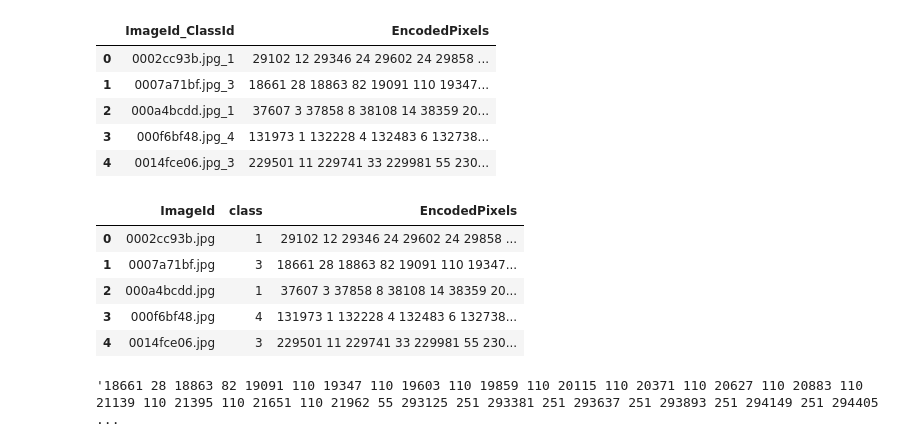
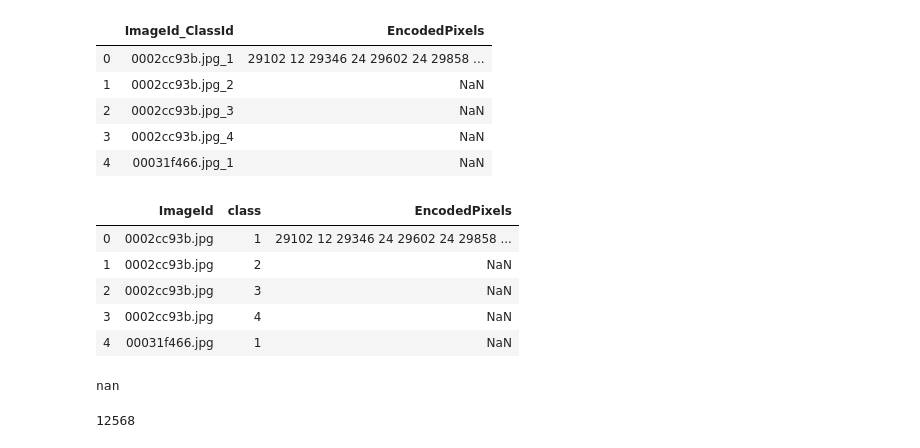
Before and after one commit to blissray/ml-d-project, a Jupyter notebook: code/dl/semantic_segmentation/steel_defect/show_masks.ipynb, the cells around one changed output. Saved outputs shown, nothing was run; the diff lists cells and outputs as text; code cells hidden in the pictures.

```diff
--- a/code/dl/semantic_segmentation/steel_defect/show_masks.ipynb
+++ b/code/dl/semantic_segmentation/steel_defect/show_masks.ipynb
@@ -11,30 +11,32 @@ imgnames = [filename for filename in os.listdir(TRAIN_PATH)]
 # %%
 csv_path = "./data/train.csv"
 df = pd.read_csv(csv_path)
-df = df.dropna().reset_index(drop=True)
+# df = df.dropna().reset_index(drop=True)
 df.head()
 # %% [output]
 |  | ImageId_ClassId | EncodedPixels |
 | 0 | 0002cc93b.jpg_1 | 29102 12 29346 24 29602 24 29858 ... |
-| 1 | 0007a71bf.jpg_3 | 18661 28 18863 82 19091 110 19347... |
-| 2 | 000a4bcdd.jpg_1 | 37607 3 37858 8 38108 14 38359 20... |
-| 3 | 000f6bf48.jpg_4 | 131973 1 132228 4 132483 6 132738... |
-| 4 | 0014fce06.jpg_3 | 229501 11 229741 33 229981 55 230... |
+| 1 | 0002cc93b.jpg_2 | NaN |
+| 2 | 0002cc93b.jpg_3 | NaN |
+| 3 | 0002cc93b.jpg_4 | NaN |
+| 4 | 00031f466.jpg_1 | NaN |
 # %%
-file_df = df["ImageId_ClassId"].str.split("_", expand=True).rename(columns={0:"ImageId", 1:"class"})
-new_df = pd.merge(file_df, df, right_index=True, left_index=True)[["ImageId", "class", "EncodedPixels"]]
+file_df = df["ImageId_ClassId"].str.split("_", expand=True).rename(
+    columns={0:"ImageId", 1:"class"})
+new_df = pd.merge(file_df, df, right_index=True, left_index=True)[
+    ["ImageId", "class", "EncodedPixels"]]
 new_df.head()
 # %% [output]
 |  | ImageId | class | EncodedPixels |
 | 0 | 0002cc93b.jpg | 1 | 29102 12 29346 24 29602 24 29858 ... |
-| 1 | 0007a71bf.jpg | 3 | 18661 28 18863 82 19091 110 19347... |
-| 2 | 000a4bcdd.jpg | 1 | 37607 3 37858 8 38108 14 38359 20... |
-| 3 | 000f6bf48.jpg | 4 | 131973 1 132228 4 132483 6 132738... |
-| 4 | 0014fce06.jpg | 3 | 229501 11 229741 33 229981 55 230... |
+| 1 | 0002cc93b.jpg | 2 | NaN |
+| 2 | 0002cc93b.jpg | 3 | NaN |
+| 3 | 0002cc93b.jpg | 4 | NaN |
+| 4 | 00031f466.jpg | 1 | NaN |
 # %%
 new_df.iloc[1,2]
 # %% [output]
-'18661 28 18863 82 19091 110 19347 110 19603 110 19859 110 20115 110 20371 110 20627 110 20883 110 21139 110 21395 110 21651 110 21962 55 293125 251 293381 251 293637 251 293893 251 294149 251 294405  ...
+nan
 # %%
 def rle_to_pixels(str_rle):
     pixels = []
@@ -50,3 +51,7 @@ new_df.head()
+# %%
+len(new_df.ImageId.unique())
+# %% [output]
+12568
 # %%
 def rle_to_mask(filepath, df):
     img = cv2.imread(filepath)
```
Also changed, not shown: parts of 20 cells of this notebook, 7 other files.
